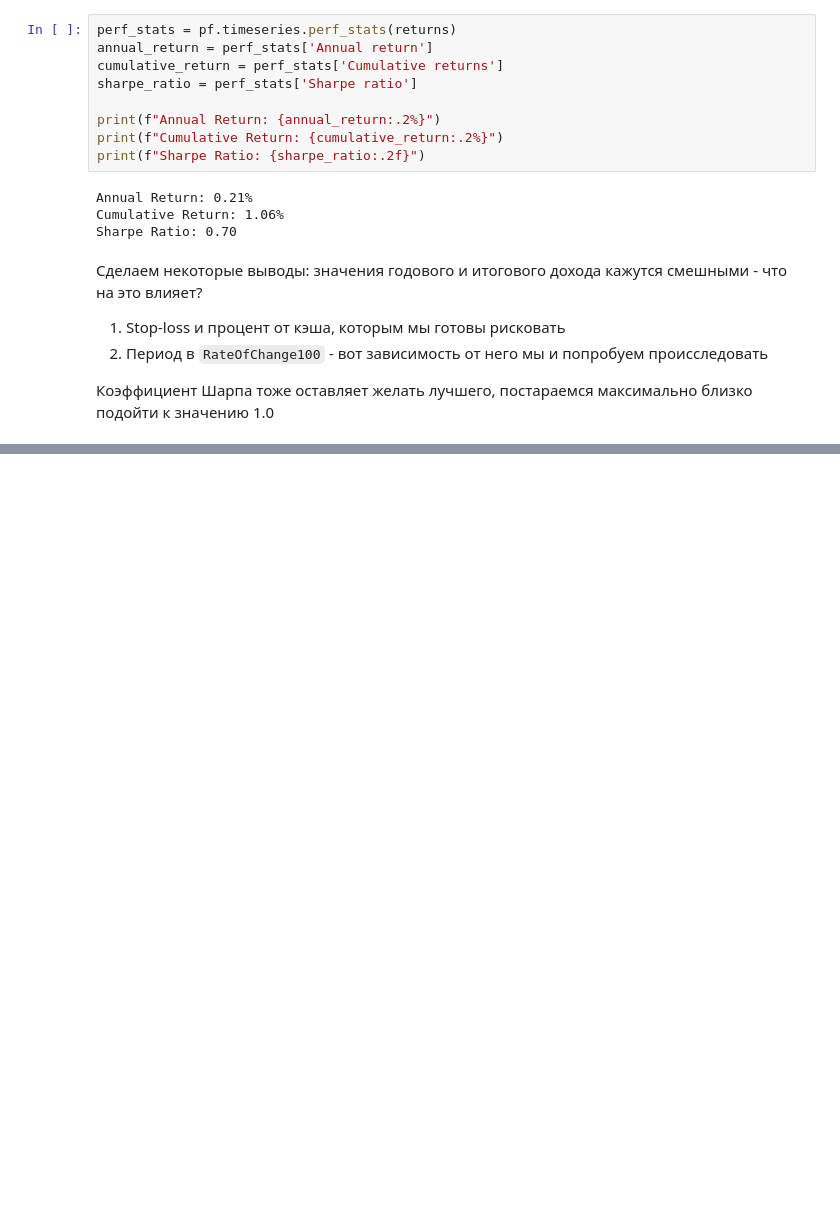
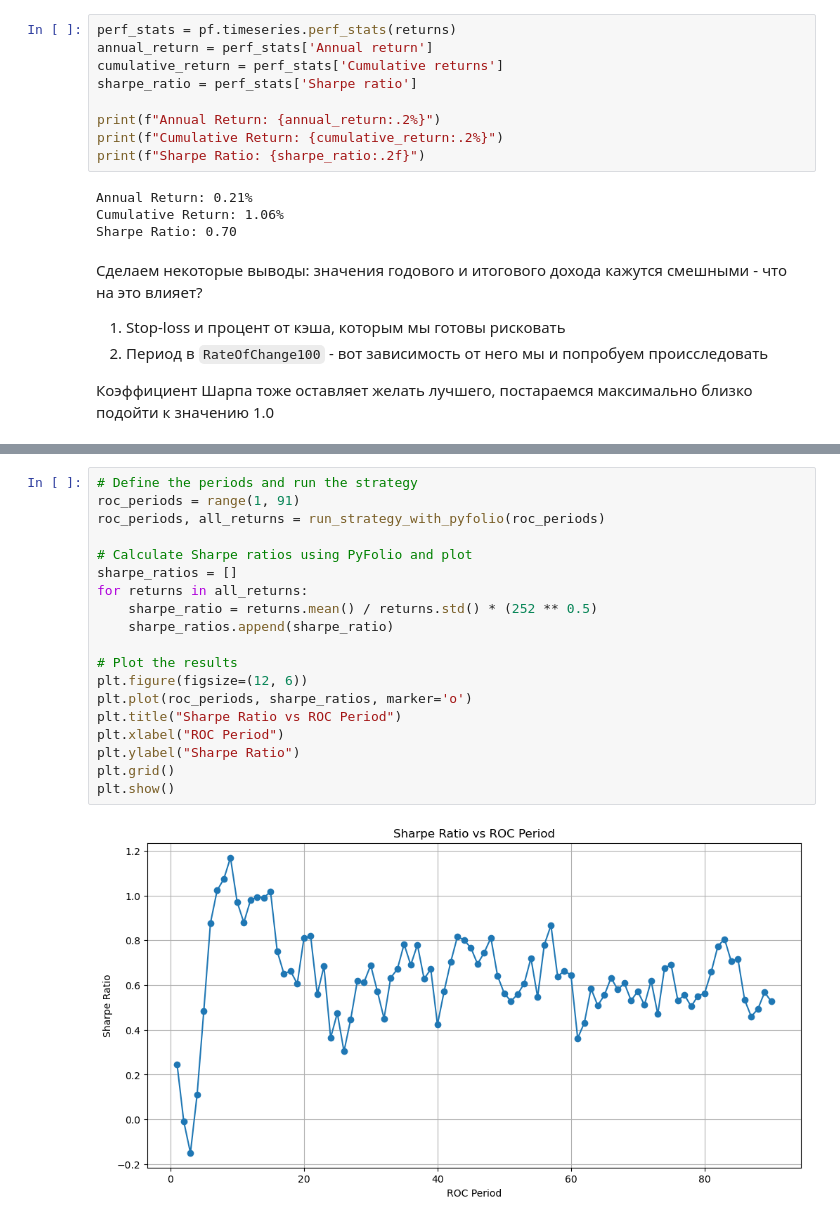
Before and after one commit to timur2912/BackTraderLib, a Jupyter notebook: main.ipynb, the cells around one changed output, grey strips where cells are left out. Cells and saved outputs as stored; diff of their text form; blank space fills up the shorter version.

```diff
--- a/main.ipynb
+++ b/main.ipynb
@@ -208,0 +327,21 @@ Sharpe Ratio: 0.70
+# %%
+# Define the periods and run the strategy
+roc_periods = range(1, 91)
+roc_periods, all_returns = run_strategy_with_pyfolio(roc_periods)
+
+# Calculate Sharpe ratios using PyFolio and plot
+sharpe_ratios = []
+for returns in all_returns:
+    sharpe_ratio = returns.mean() / returns.std() * (252 ** 0.5)
+    sharpe_ratios.append(sharpe_ratio)
+
+# Plot the results
+plt.figure(figsize=(12, 6))
+plt.plot(roc_periods, sharpe_ratios, marker='o')
+plt.title("Sharpe Ratio vs ROC Period")
+plt.xlabel("ROC Period")
+plt.ylabel("Sharpe Ratio")
+plt.grid()
+plt.show()
+# %% [output]
+[figure, added]
```
Also changed, not shown: parts of 12 cells of this notebook.
